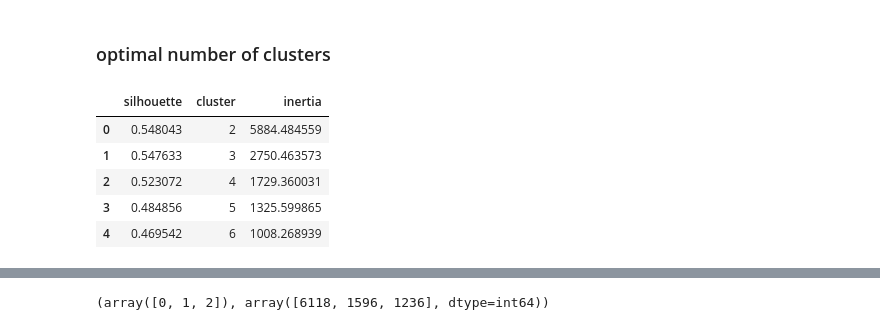
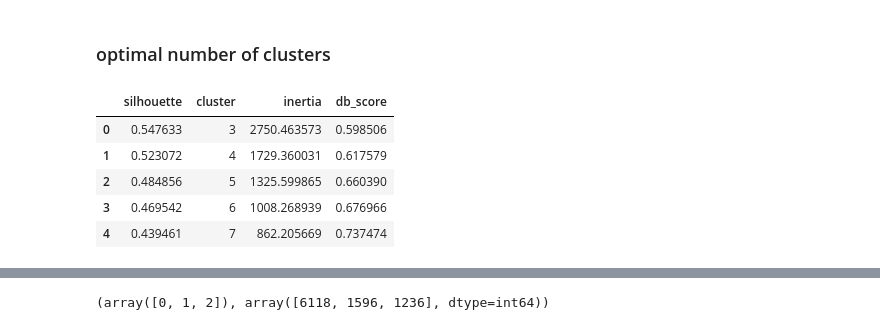
Before and after one commit to Alex1iv/web_shop_customers_segmentation, a Jupyter notebook: notebooks/webshop_segmentation.ipynb, the cells around one changed output, grey strips where cells are left out. Drawn from its saved outputs; the diff is of its cells as text; code cells hidden in the pictures.

```diff
--- a/notebooks/webshop_segmentation.ipynb
+++ b/notebooks/webshop_segmentation.ipynb
@@ -634,35 +672,15 @@ plt.title('Clustering evaluation on principal components of RFM', y=-0.25);
 [figure]
 # %% [markdown]
 ### optimal number of clusters
-# %%
-def get_silhouette_inertia(cluster_num:int, data:pd.DataFrame)->float:
-    """Get silhouette metrics with k-means algorythm
-
-    Args:
-        cluster_num (int): given number of clusters
-        X (pd.DataFrame): features
-
-    Returns:
-        float: silhouette metrics
-    """
-    k_means =  KMeans(n_clusters=cluster_num, init='k-means++', n_init=10, random_state=random_state).fit(data)
-
-    return silhouette_score(data, k_means.predict(data)), k_means.inertia_
-
-
-silhouette_res = {"silhouette": [], "cluster": [], 'inertia':[]}
-
-for cluster_num in range(3, 11):
-    silhouette_res["cluster"].append(cluster_num)
-    silhouette_res["silhouette"].append(get_silhouette(cluster_num, scaled_pc)[0])
-    silhouette_res["inertia"].append(get_silhouette(cluster_num, scaled_pc)[1])
-
-silhouette_df = pd.DataFrame(silhouette_res)
-silhouette_df.head()
-# %% [output]
-|  | silhouette | cluster | inertia |
-| 0 | 0.548043 | 2 | 5884.484559 |
-| 1 | 0.547633 | 3 | 2750.463573 |
-| 2 | 0.523072 | 4 | 1729.360031 |
-| 3 | 0.484856 | 5 | 1325.599865 |
-| 4 | 0.469542 | 6 | 1008.268939 |
+# %%
+# estimation of the optimal number of clusters by metrics
+silhouette_df = get_clustering_metrics(data=scaled_pc, ranges=(3,11))
+
+silhouette_df.head()
+# %% [output]
+|  | silhouette | cluster | inertia | db_score |
+| 0 | 0.547633 | 3 | 2750.463573 | 0.598506 |
+| 1 | 0.523072 | 4 | 1729.360031 | 0.617579 |
+| 2 | 0.484856 | 5 | 1325.599865 | 0.660390 |
+| 3 | 0.469542 | 6 | 1008.268939 | 0.676966 |
+| 4 | 0.439461 | 7 | 862.205669 | 0.737474 |
```
Also changed, not shown: parts of 10 cells of this notebook, 1 other file.
